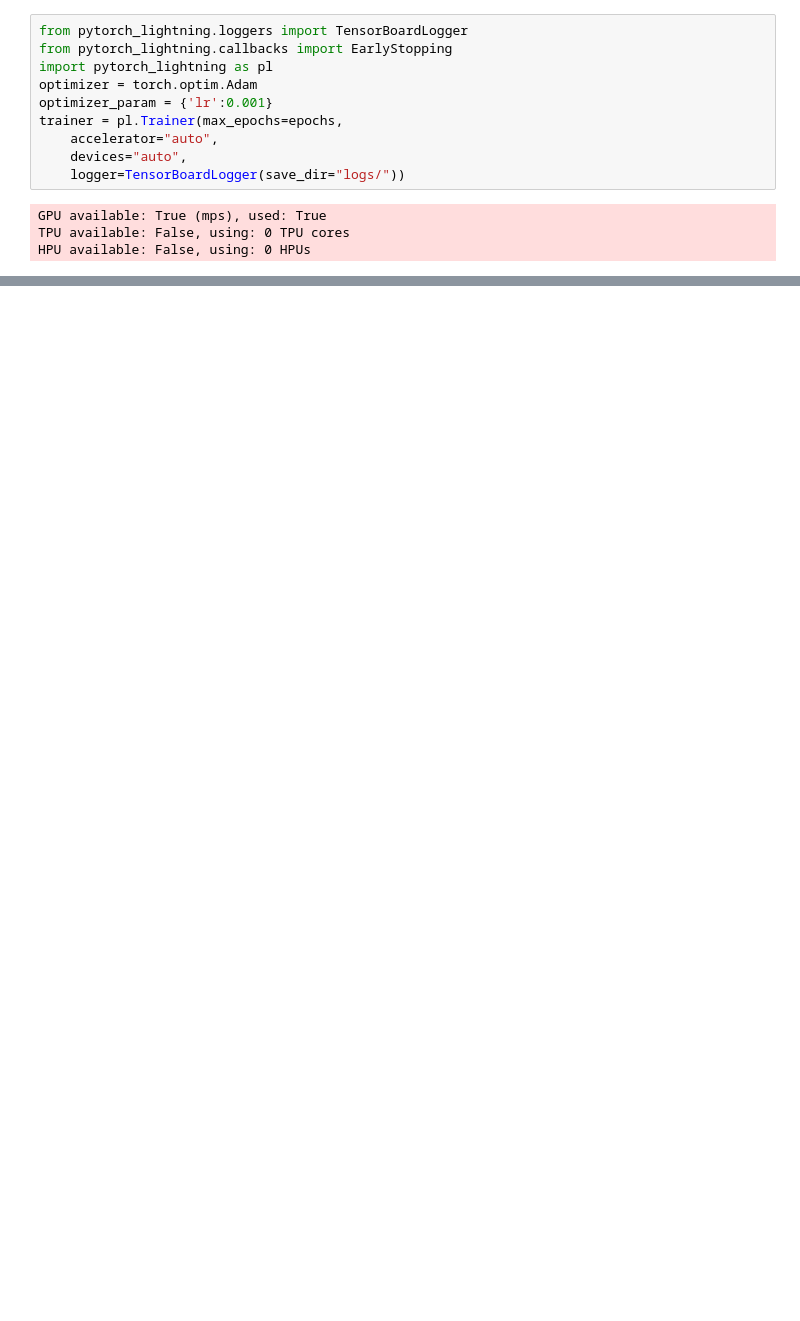
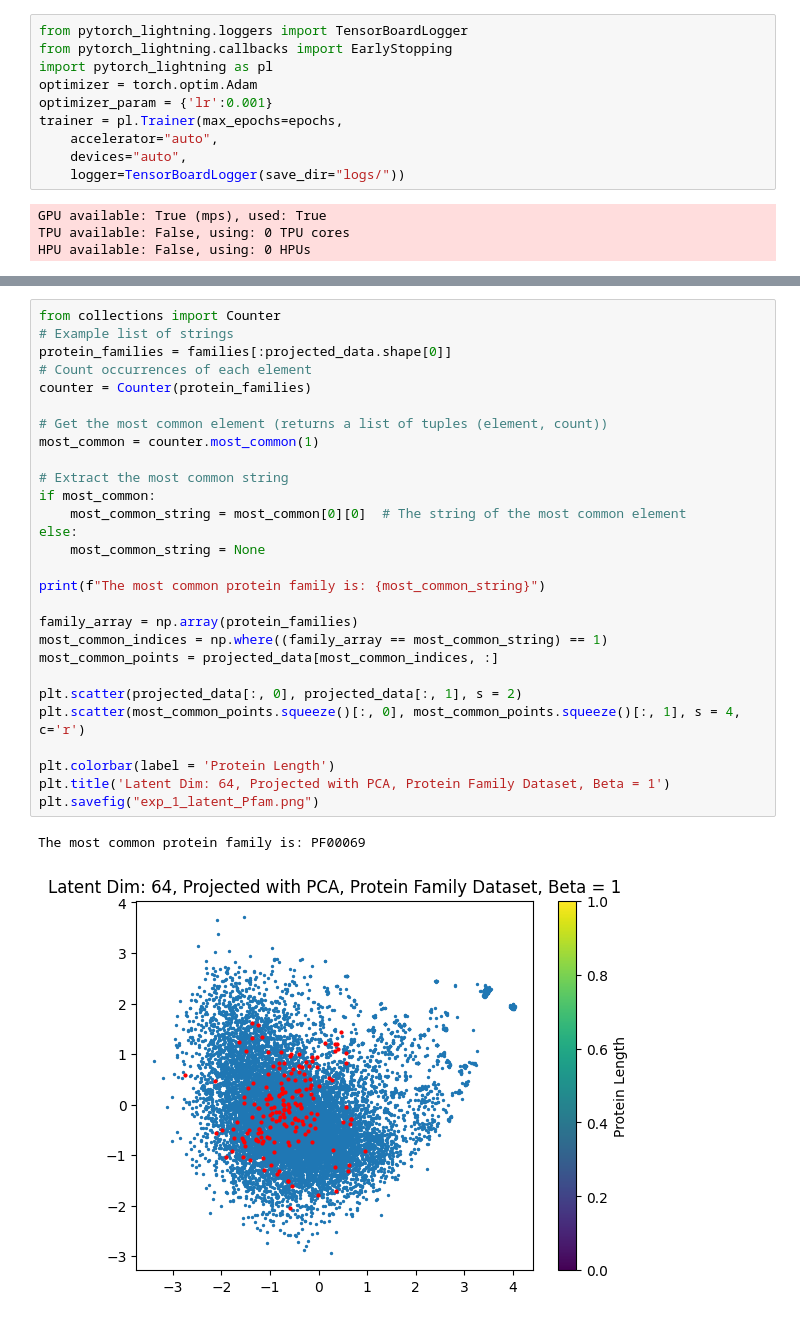
Before and after one commit to shazakam/ProteinManifoldLearning, a Jupyter notebook: Notebooks/pointNet_VAE.ipynb, the cells around one changed output, grey strips where cells are left out. Saved outputs shown, nothing was run; the diff lists cells and outputs as text; blank space fills up the shorter version.

```diff
--- a/Notebooks/pointNet_VAE.ipynb
+++ b/Notebooks/pointNet_VAE.ipynb
@@ -121,0 +195,31 @@ MisconfigurationException: ReduceLROnPlateau conditioned on metric val_loss whic
+# %%
+from collections import Counter
+# Example list of strings
+protein_families = families[:projected_data.shape[0]]
+# Count occurrences of each element
+counter = Counter(protein_families)
+
+# Get the most common element (returns a list of tuples (element, count))
+most_common = counter.most_common(1)
+
+# Extract the most common string
+if most_common:
+    most_common_string = most_common[0][0]  # The string of the most common element
+else:
+    most_common_string = None
+
+print(f"The most common protein family is: {most_common_string}")
+
+family_array = np.array(protein_families)
+most_common_indices = np.where((family_array == most_common_string) == 1)
+most_common_points = projected_data[most_common_indices, :]
+
+plt.scatter(projected_data[:, 0], projected_data[:, 1], s = 2)
+plt.scatter(most_common_points.squeeze()[:, 0], most_common_points.squeeze()[:, 1], s = 4, c='r')
+
+plt.colorbar(label = 'Protein Length')
+plt.title('Latent Dim: 64, Projected with PCA, Protein Family Dataset, Beta = 1')
+plt.savefig("exp_1_latent_Pfam.png")
+# %% [output]
+The most common protein family is: PF00069
+[figure, added]
```
Also changed, not shown: parts of 14 cells of this notebook, 5 other files.
